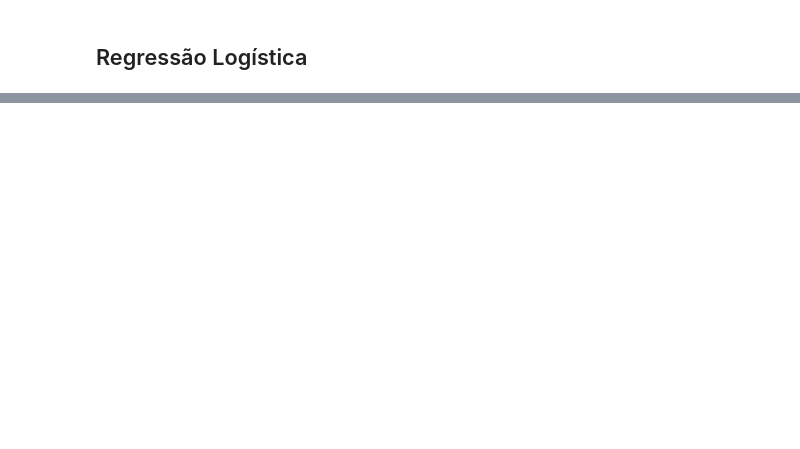
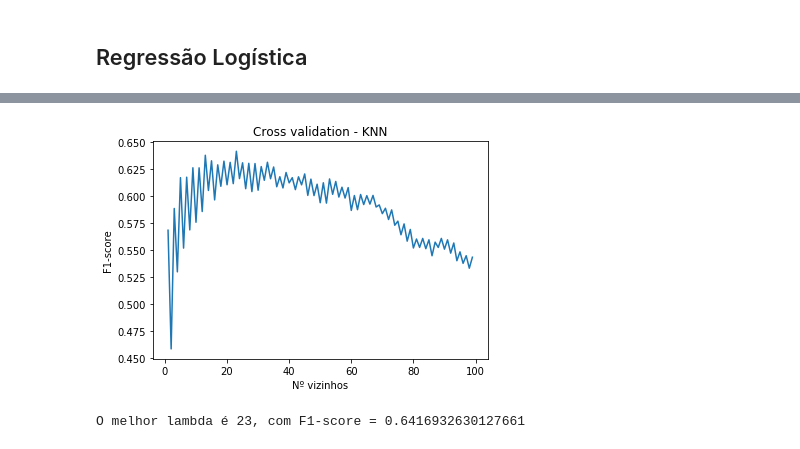
Before and after one commit to RenatoEly/aprendizagemDeMaquina, a Jupyter notebook: Ex4/previsao_deputados.ipynb, the cells around one changed output, grey strips where cells are left out. Cells and saved outputs as stored; diff of their text form; code cells hidden in the pictures; blank space fills up the shorter version.

```diff
--- a/Ex4/previsao_deputados.ipynb
+++ b/Ex4/previsao_deputados.ipynb
@@ -91,0 +131,18 @@ O melhor alpha é 0.29000000000000004, com F1 = 0.8904568193197149
+# %%
+from sklearn.neighbors import KNeighborsClassifier
+
+k_list = np.arange(1,100,1).tolist()
+
+cv_knnUnbalanced = [f1_cv(KNeighborsClassifier(n_neighbors = n), treino_X, treino_Y, 5).mean()
+            for n in k_list]
+# %%
+cv_knnUnbalanced = pd.Series(cv_knnUnbalanced, index = k_list)
+cv_knnUnbalanced.plot(title = "Cross validation - KNN")
+plt.xlabel("Nº vizinhos")
+plt.ylabel("F1-score")
+plt.show()
+
+print("O melhor lambda é {0}, com F1-score = {1}".format(cv_knnUnbalanced.idxmax(), cv_knnUnbalanced.max()))
+# %% [output]
+[figure, added]
+O melhor lambda é 23, com F1-score = 0.6416932630127661
```
Also changed, not shown: parts of 25 cells of this notebook.
